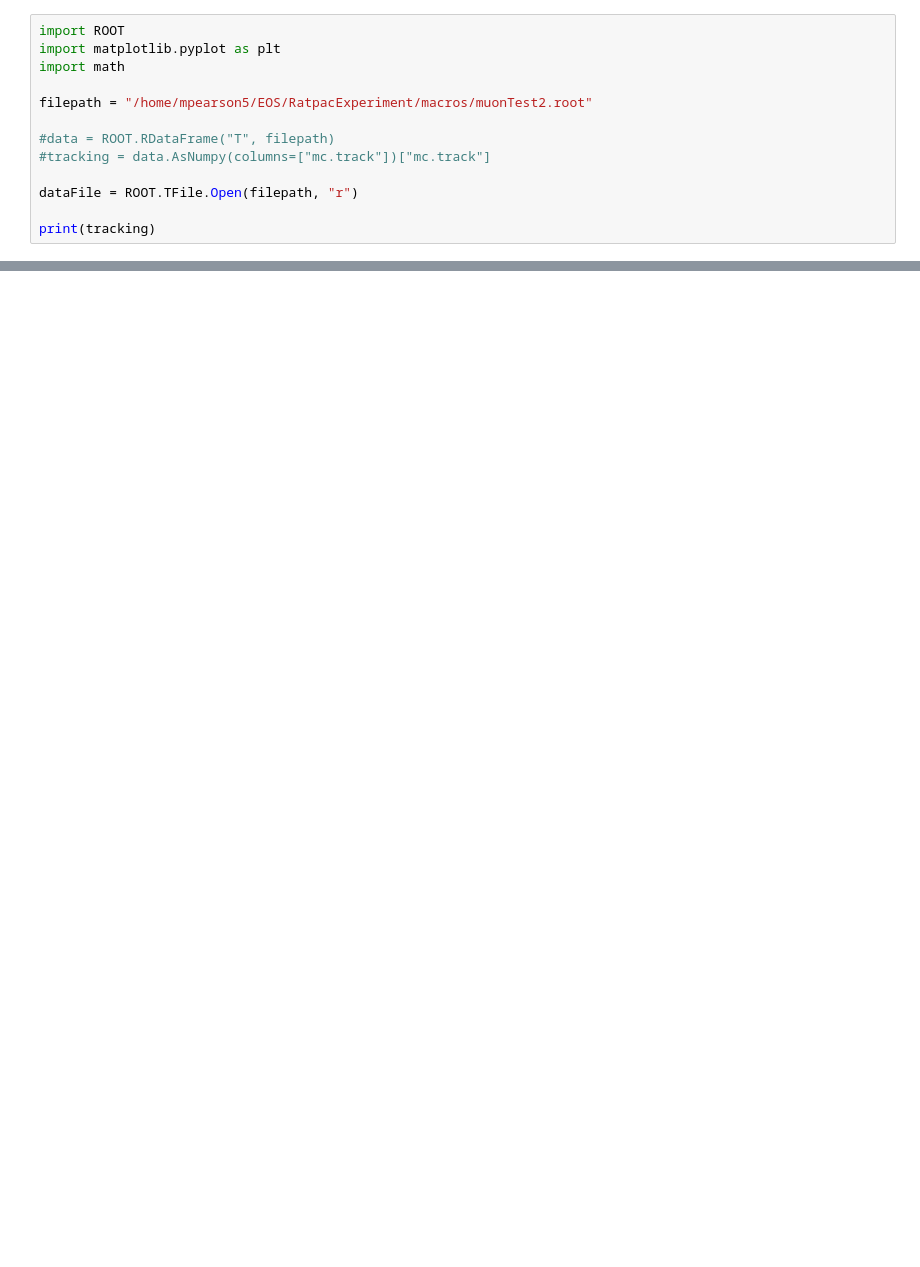
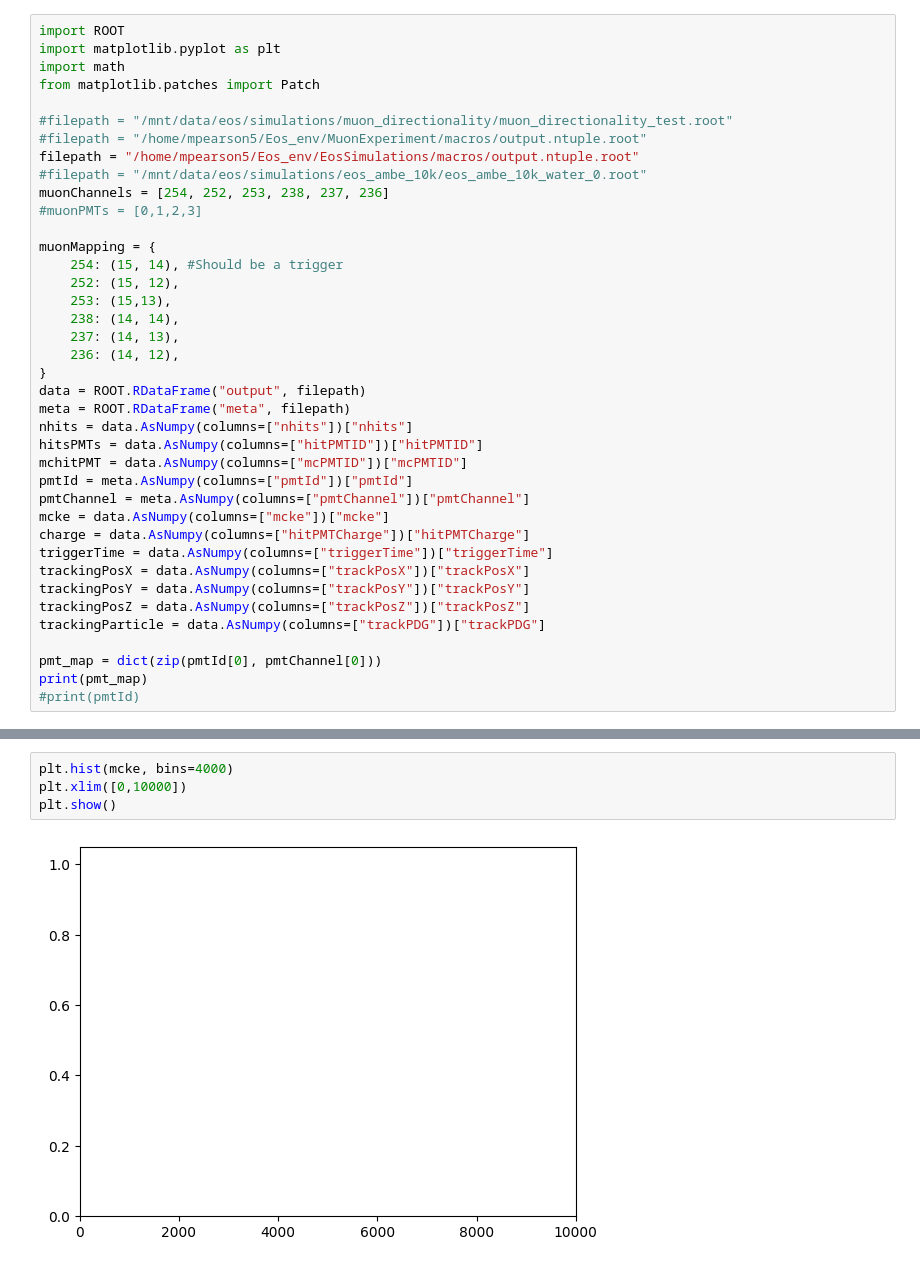
Before and after one commit to wtoslac/EosAnalyses, a Jupyter notebook: Matthew/Notebooks/Muon Paddle Simulation.ipynb, the cells around one changed output, grey strips where cells are left out. Drawn from its saved outputs; the diff is of its cells as text; blank space fills up the shorter version.

```diff
--- a/Matthew/Notebooks/Muon Paddle Simulation.ipynb
+++ b/Matthew/Notebooks/Muon Paddle Simulation.ipynb
@@ -2,13 +2,39 @@
 import ROOT
 import matplotlib.pyplot as plt
 import math
+from matplotlib.patches import Patch
 
-filepath = "/home/mpearson5/EOS/RatpacExperiment/macros/muonTest2.root"
+#filepath = "/mnt/data/eos/simulations/muon_directionality/muon_directionality_test.root"
+#filepath = "/home/mpearson5/Eos_env/MuonExperiment/macros/output.ntuple.root"
+filepath = "/home/mpearson5/Eos_env/EosSimulations/macros/output.ntuple.root"
+#filepath = "/mnt/data/eos/simulations/eos_ambe_10k/eos_ambe_10k_water_0.root"
+muonChannels = [254, 252, 253, 238, 237, 236]
+#muonPMTs = [0,1,2,3]
 
-#data = ROOT.RDataFrame("T", filepath)
-#tracking = data.AsNumpy(columns=["mc.track"])["mc.track"]
+muonMapping = {
+    254: (15, 14), #Should be a trigger
+    252: (15, 12),
+    253: (15,13),
+    238: (14, 14),
+    237: (14, 13),
+    236: (14, 12),
+}
+data = ROOT.RDataFrame("output", filepath)
+meta = ROOT.RDataFrame("meta", filepath)
+nhits = data.AsNumpy(columns=["nhits"])["nhits"]
+hitsPMTs = data.AsNumpy(columns=["hitPMTID"])["hitPMTID"]
+mchitPMT = data.AsNumpy(columns=["mcPMTID"])["mcPMTID"]
+pmtId = meta.AsNumpy(columns=["pmtId"])["pmtId"]
+pmtChannel = meta.AsNumpy(columns=["pmtChannel"])["pmtChannel"]
+mcke = data.AsNumpy(columns=["mcke"])["mcke"]
+charge = data.AsNumpy(columns=["hitPMTCharge"])["hitPMTCharge"]
+triggerTime = data.AsNumpy(columns=["triggerTime"])["triggerTime"]
+trackingPosX = data.AsNumpy(columns=["trackPosX"])["trackPosX"]
+trackingPosY = data.AsNumpy(columns=["trackPosY"])["trackPosY"]
+trackingPosZ = data.AsNumpy(columns=["trackPosZ"])["trackPosZ"]
+trackingParticle = data.AsNumpy(columns=["trackPDG"])["trackPDG"]
 
-dataFile = ROOT.TFile.Open(filepath, "r")
-
-print(tracking)
+pmt_map = dict(zip(pmtId[0], pmtChannel[0]))
+print(pmt_map)
+#print(pmtId)
 # %% [output]
@@ -33,0 +66,6 @@ NameError: name 'tracking' is not defined
+# %%
+plt.hist(mcke, bins=4000)
+plt.xlim([0,10000])
+plt.show()
+# %% [output]
+[figure, added]
```
Also changed, not shown: parts of 10 cells of this notebook, 37 other files.
